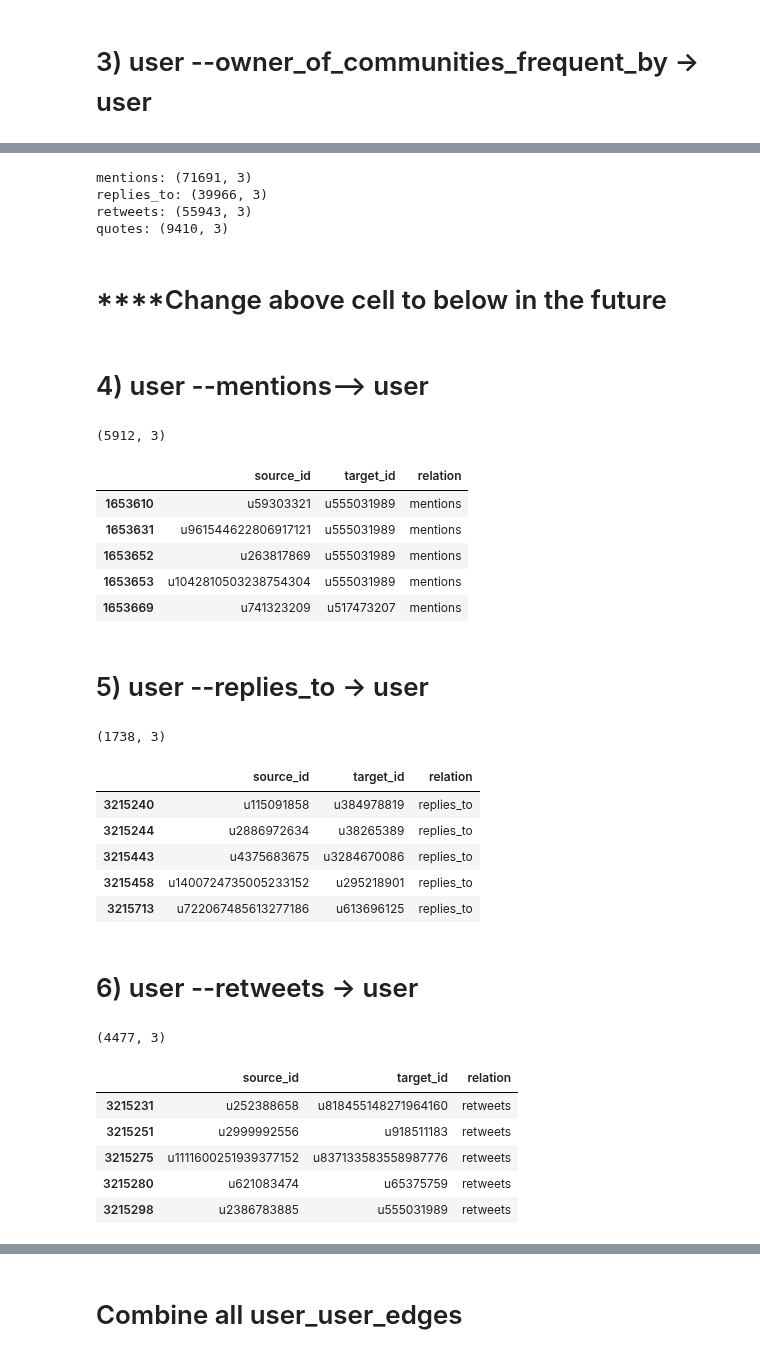
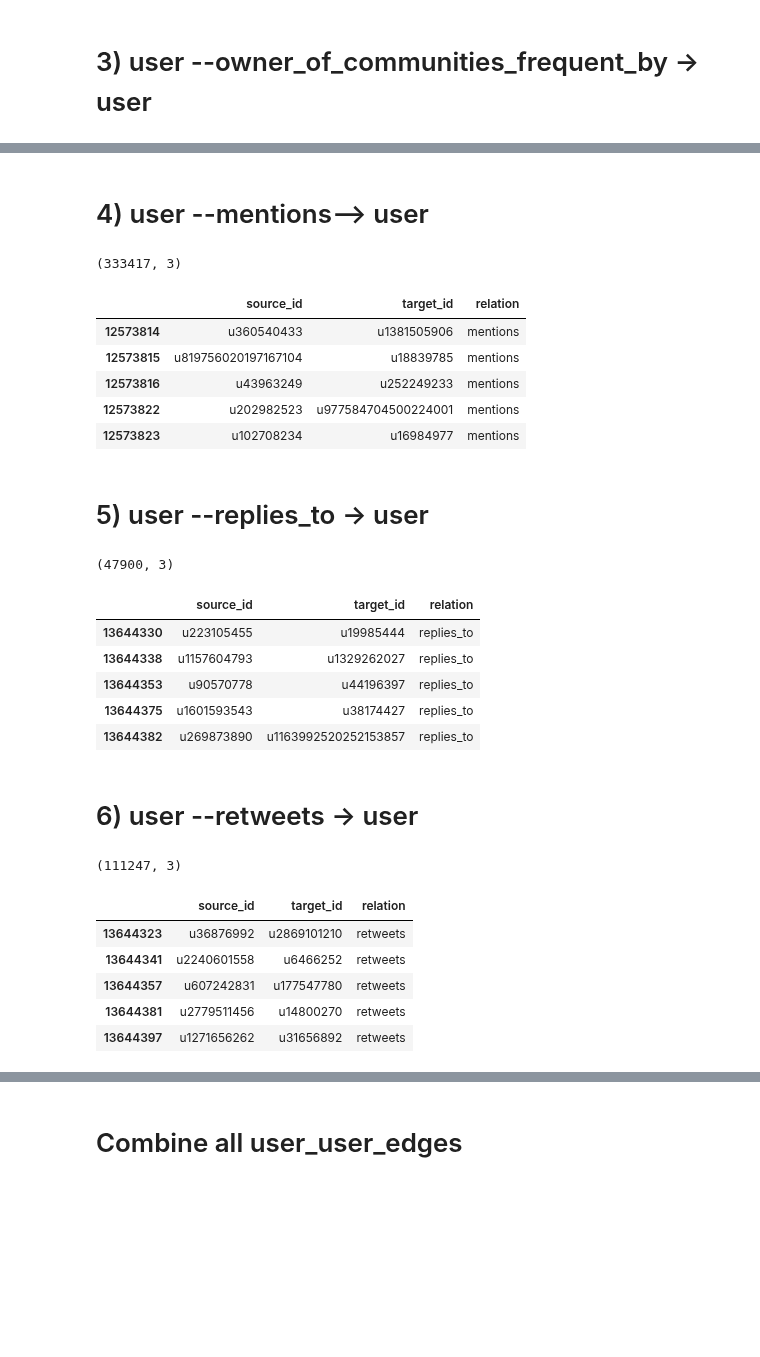
Before and after one commit to iiank/Twitter-Bot-Fraud-Detection, a Jupyter notebook: graph.ipynb, the cells around one changed output, grey strips where cells are left out. Saved outputs shown, nothing was run; the diff lists cells and outputs as text; code cells hidden in the pictures; blank space fills up the shorter version.

```diff
--- a/graph.ipynb
+++ b/graph.ipynb
@@ -70,15 +72,32 @@ df_user_tweets["id"] = df_user_tweets["id"].astype(str)
 valid_users = set(df_user["id"])
 
 # Split the existing edge table by relation
+
 df_following_base = df_edges[df_edges["relation"] == "following"].copy()
+df_follower_base = df_edges[df_edges["relation"] == "followed"].copy()
 df_post_base      = df_edges[df_edges["relation"] == "post"].copy()
 df_like_base      = df_edges[df_edges["relation"] == "like"].copy()
 df_own_base     = df_edges[df_edges["relation"] == "own"].copy()
 df_contain_base = df_edges[df_edges["relation"] == "contain"].copy()
+df_mentions_base = df_edges[df_edges["relation"] == "mentioned"].copy()
+df_replies_base  = df_edges[df_edges["relation"] == "replied_to"].copy()
+df_retweets_base = df_edges[df_edges["relation"] == "retweeted"].copy()
+df_quotes_base   = df_edges[df_edges["relation"] == "quoted"].copy()
+df_pinned_base = df_edges[df_edges["relation"] == "pinned"].copy()
+df_membership_base = df_edges[df_edges["relation"] == "membership"].copy()
+df_discuss_base = df_edges[df_edges["relation"] == "discuss"].copy()
 
 print("following:", df_following_base.shape)
+print("follower:", df_follower_base.shape)
 print("post:", df_post_base.shape)
 print("like:", df_like_base.shape)
 print("own:", df_own_base.shape)
 print("contain:", df_contain_base.shape)
+print("mentions:", df_mentions_base.shape)
+print("replies_to:", df_replies_base.shape)
+print("retweets:", df_retweets_base.shape)
+print("quotes:", df_quotes_base.shape)
+print("pinned:", df_pinned_base.shape)
+print("membership:", df_membership_base.shape)
+print("discuss:", df_discuss_base.shape)
 # %% [output]
@@ -241,17 +243,0 @@ Name: count, dtype: int64
-# %%
-df_mentions_base = df_edges_full[df_edges_full["relation"] == "mentioned"].copy()
-df_replies_base  = df_edges_full[df_edges_full["relation"] == "replied_to"].copy()
-df_retweets_base = df_edges_full[df_edges_full["relation"] == "retweeted"].copy()
-df_quotes_base   = df_edges_full[df_edges_full["relation"] == "quoted"].copy()
-
-print("mentions:", df_mentions_base.shape)
-print("replies_to:", df_replies_base.shape)
-print("retweets:", df_retweets_base.shape)
-print("quotes:", df_quotes_base.shape)
-# %% [output]
-mentions: (71691, 3)
-replies_to: (39966, 3)
-retweets: (55943, 3)
-quotes: (9410, 3)
-# %% [markdown]
-# ****Change above cell to below in the future
@@ -270,27 +246,25 @@ quotes: (9410, 3)
 # %%
 df_mentions_user = df_mentions_base[["source_id", "target_id"]].copy()
 df_mentions_user = df_mentions_user.rename(columns={"source_id": "mentioning_tweet_id"})
 
 df_mentions_user["source_id"] = df_mentions_user["mentioning_tweet_id"].map(tweet_to_user_map)
 df_mentions_user["relation"] = "mentions"
 
 df_mentions_user = df_mentions_user[
     df_mentions_user["source_id"].notna() &
-    df_mentions_user["source_id"].isin(valid_users) &
-    df_mentions_user["target_id"].isin(valid_users) &
     (df_mentions_user["source_id"] != df_mentions_user["target_id"])
 ][["source_id", "target_id", "relation"]]
 
 print(df_mentions_user.shape)
 df_mentions_user.head()
 # %% [output]
-(5912, 3)
+(333417, 3)
 |  | source_id | target_id | relation |
-| 1653610 | u59303321 | u555031989 | mentions |
-| 1653631 | u961544622806917121 | u555031989 | mentions |
-| 1653652 | u263817869 | u555031989 | mentions |
-| 1653653 | u1042810503238754304 | u555031989 | mentions |
-| 1653669 | u741323209 | u517473207 | mentions |
+| 12573814 | u360540433 | u1381505906 | mentions |
+| 12573815 | u819756020197167104 | u18839785 | mentions |
+| 12573816 | u43963249 | u252249233 | mentions |
+| 12573822 | u202982523 | u977584704500224001 | mentions |
+| 12573823 | u102708234 | u16984977 | mentions |
 # %% [markdown]
 # 5) user --replies_to -> user
 # %%
@@ -307,21 +281,19 @@ df_replies_user["relation"] = "replies_to"
 df_replies_user = df_replies_user[
     df_replies_user["source_id"].notna() &
     df_replies_user["target_id"].notna() &
-    df_replies_user["source_id"].isin(valid_users) &
-    df_replies_user["target_id"].isin(valid_users) &
     (df_replies_user["source_id"] != df_replies_user["target_id"])
 ][["source_id", "target_id", "relation"]]
 
 print(df_replies_user.shape)
 df_replies_user.head()
 # %% [output]
-(1738, 3)
+(47900, 3)
 |  | source_id | target_id | relation |
-| 3215240 | u115091858 | u384978819 | replies_to |
-| 3215244 | u2886972634 | u38265389 | replies_to |
-| 3215443 | u4375683675 | u3284670086 | replies_to |
-| 3215458 | u1400724735005233152 | u295218901 | replies_to |
-| 3215713 | u722067485613277186 | u613696125 | replies_to |
+| 13644330 | u223105455 | u19985444 | replies_to |
+| 13644338 | u1157604793 | u1329262027 | replies_to |
+| 13644353 | u90570778 | u44196397 | replies_to |
+| 13644375 | u1601593543 | u38174427 | replies_to |
+| 13644382 | u269873890 | u1163992520252153857 | replies_to |
 # %% [markdown]
 # 6) user --retweets -> user
 # %%
@@ -338,19 +310,17 @@ df_retweets_user["relation"] = "retweets"
 df_retweets_user = df_retweets_user[
     df_retweets_user["source_id"].notna() &
     df_retweets_user["target_id"].notna() &
-    df_retweets_user["source_id"].isin(valid_users) &
-    df_retweets_user["target_id"].isin(valid_users) &
     (df_retweets_user["source_id"] != df_retweets_user["target_id"])
 ][["source_id", "target_id", "relation"]]
 
 print(df_retweets_user.shape)
 df_retweets_user.head()
 # %% [output]
-(4477, 3)
+(111247, 3)
 |  | source_id | target_id | relation |
-| 3215231 | u252388658 | u818455148271964160 | retweets |
-| 3215251 | u2999992556 | u918511183 | retweets |
-| 3215275 | u1111600251939377152 | u837133583558987776 | retweets |
-| 3215280 | u621083474 | u65375759 | retweets |
-| 3215298 | u2386783885 | u555031989 | retweets |
+| 13644323 | u36876992 | u2869101210 | retweets |
+| 13644341 | u2240601558 | u6466252 | retweets |
+| 13644357 | u607242831 | u177547780 | retweets |
+| 13644381 | u2779511456 | u14800270 | retweets |
+| 13644397 | u1271656262 | u31656892 | retweets |
 # %% [markdown]
```
Also changed, not shown: parts of 22 cells of this notebook.
